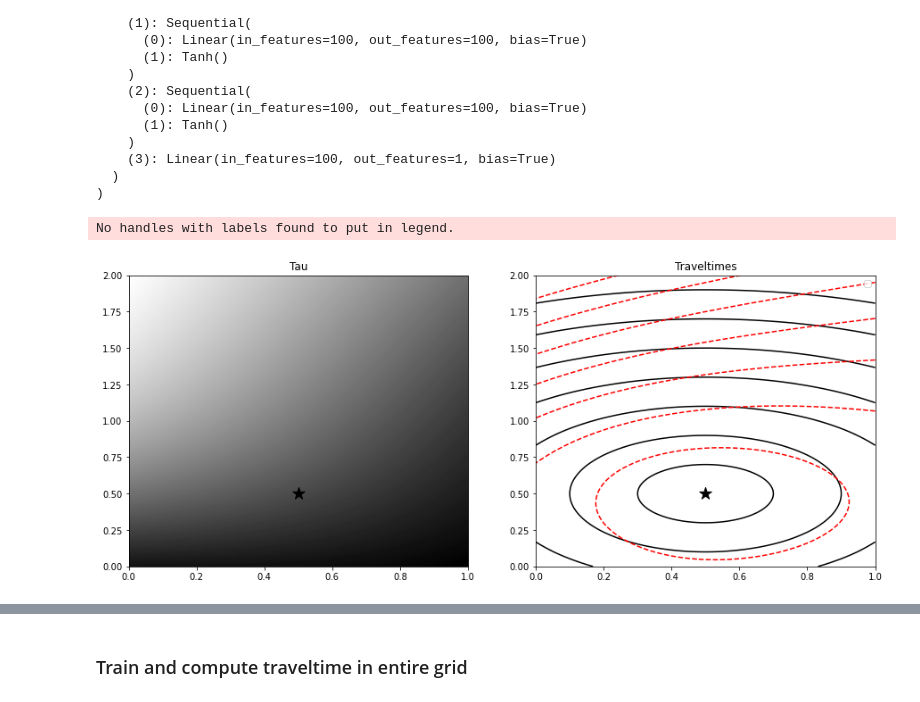
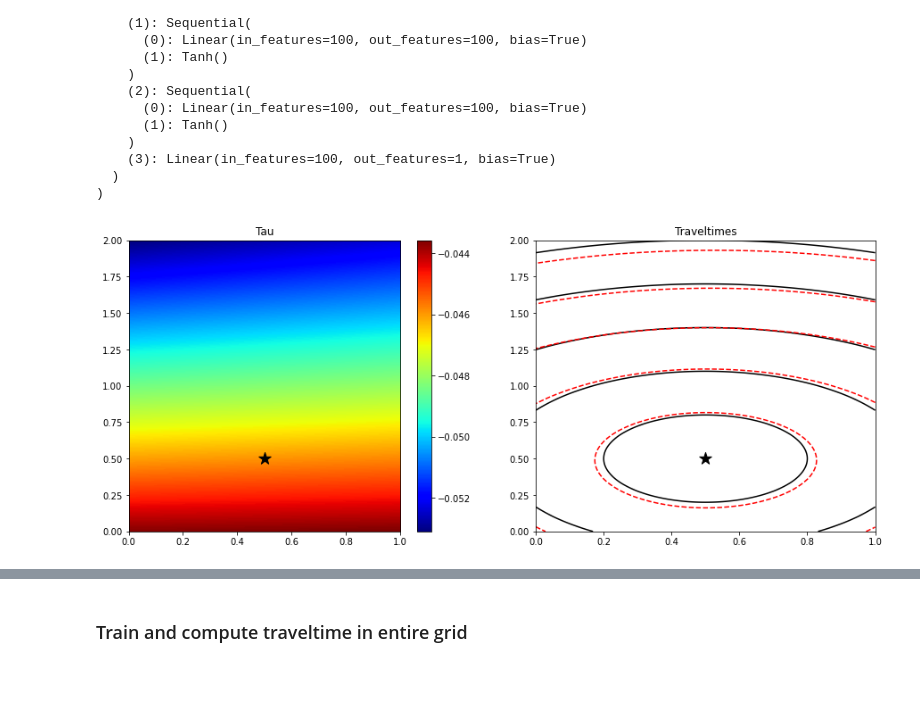
Before and after one commit to DIG-Kaust/MLgeoscience, a Jupyter notebook: labs/notebooks/EikonalPINN/EikonalPINN_constant.ipynb, the cells around one changed output, grey strips where cells are left out. Saved outputs shown, nothing was run; the diff lists cells and outputs as text; code cells hidden in the pictures.

```diff
--- a/labs/notebooks/EikonalPINN/EikonalPINN_constant.ipynb
+++ b/labs/notebooks/EikonalPINN/EikonalPINN_constant.ipynb
@@ -60,12 +60,17 @@ lay = 'linear' # 'adaptive'
 unit = 100
 hidden = 3
 
+# Scaling
+scaling = 10.
+
 # Optimizer
+opttype = 'adam'
 lr = 1e-3
 epochs = 1000
 perc = 0.25 # 0.25
-randompoints = True #False
-batch_size = 256 # None
+randompoints = True
+batch_size = 256
+pretrain = False
 
 # Weights
 lambda_pde, lambda_init = 1., 10. # 1, 10
@@ -116,6 +123,9 @@ No handles with labels found to put in legend.
 It is interesting to observe how a numerical solution based on the Fast-Marching Method (FMM) does actually produce some error due to the coarse discretization. This may be improved refining the discrete grid at the cost of running a more expensive simulation.
 # %% [markdown]
 ### Training data and network
+# %%
+# Apply scaling
+X, Z, Xs, Zs = X/scaling, Z/scaling, xs/scaling, zs/scaling
 # %%
 # Remove source from grid of points to be used in training
 X_nosrc, Z_nosrc, v_nosrc, t0_nosrc, t0_dx_nosrc, t0_dz_nosrc = \
@@ -150,23 +160,22 @@ Network(
 # %%
 # Compute traveltime with randomly initialized network
 tau_est_init = evaluate(model, grid_loader)
 
 fig, axs = plt.subplots(1, 2, figsize=(15, 6))
-axs[0].imshow(tau_est_init.detach().cpu().numpy().reshape(nx, nz).T,
-              extent=(x[0], x[-1], z[0], z[-1]), cmap='gray_r', origin='lower')
+im = axs[0].imshow(tau_est_init.detach().cpu().numpy().reshape(nx, nz).T,
+                   extent=(x[0], x[-1], z[0], z[-1]), cmap='jet', origin='lower')
 axs[0].scatter(xs, zs, s=200, marker='*', color='k')
 axs[0].set_title('Tau')
 axs[0].axis('tight')
+plt.colorbar(im, ax=axs[0])
 
-axs[1].contour(tana.T, extent=(x[0], x[-1], z[0], z[-1]), colors='k', label='Analytical')
+axs[1].contour(tana.T, extent=(x[0], x[-1], z[0], z[-1]), colors='k', levels=5)
 axs[1].contour((tau_est_init.detach().cpu().numpy().reshape(nx, nz) * t0).T,
-               extent=(x[0], x[-1], z[0], z[-1]), colors='r', label='Estimated')
+               extent=(x[0], x[-1], z[0], z[-1]), colors='r', levels=5)
 axs[1].scatter(xs, zs, s=200, marker='*', color='k')
 axs[1].set_title('Traveltimes')
-axs[1].legend()
 axs[1].axis('tight');
 # %% [output]
-No handles with labels found to put in legend.
-[figure, old version]
+[figure, new version]
 # %%
 # Compute PDE loss
```
Also changed, not shown: parts of 12 cells of this notebook, 5 other files.
